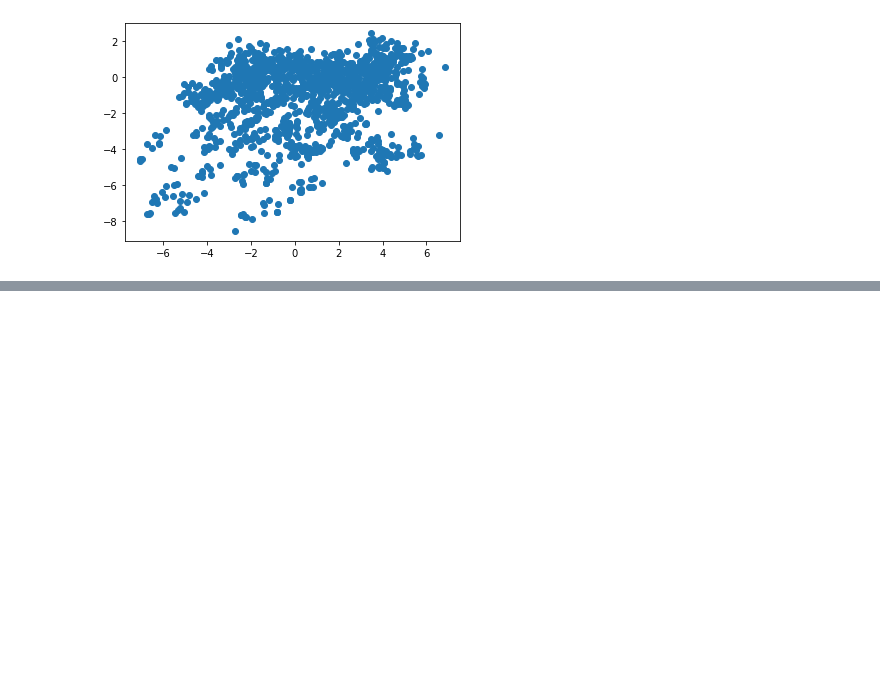
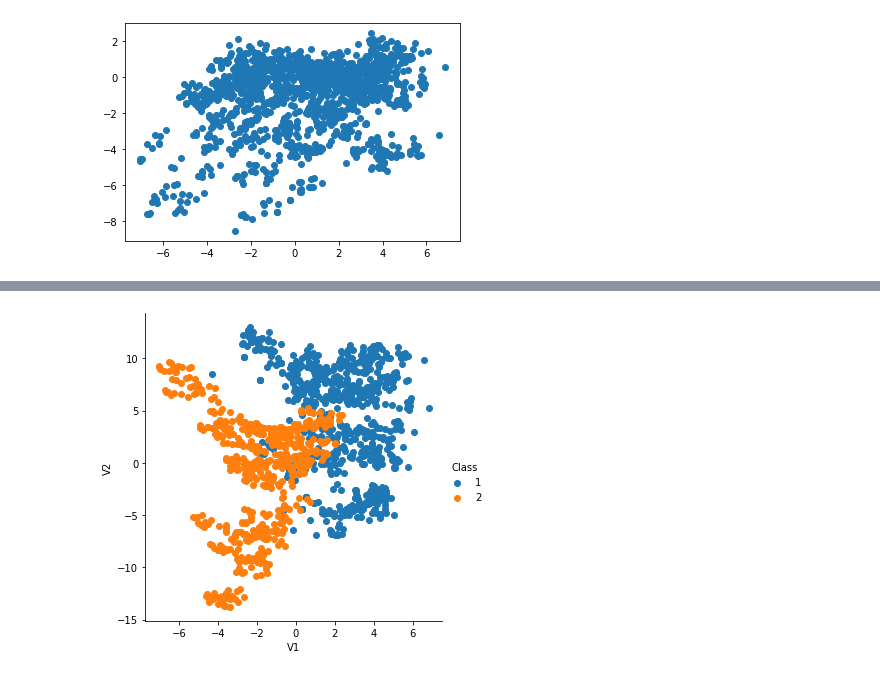
Before and after one commit to aman5898/Bit-Mesra-Data-Mining, a Jupyter notebook: K_Means.ipynb, the cells around one changed output, grey strips where cells are left out. Cells and saved outputs as stored; diff of their text form; code cells hidden in the pictures; blank space fills up the shorter version.

```diff
--- a/K_Means.ipynb
+++ b/K_Means.ipynb
@@ -84,3 +84,5 @@ plt.scatter(df.V1,df.V4)
 plt.show()
 # %% [output]
 [figure]
+# %%
+data = np.column_stack((df.V1,df.V2))
@@ -86,0 +133,6 @@ plt.show()
+# %%
+fig = sns.FacetGrid(data=df,hue='Class',size=5,)
+fig.map(plt.scatter,'V1','V2')
+fig.add_legend();
+# %% [output]
+[figure, added]
```
Also changed, not shown: parts of 12 cells of this notebook.
